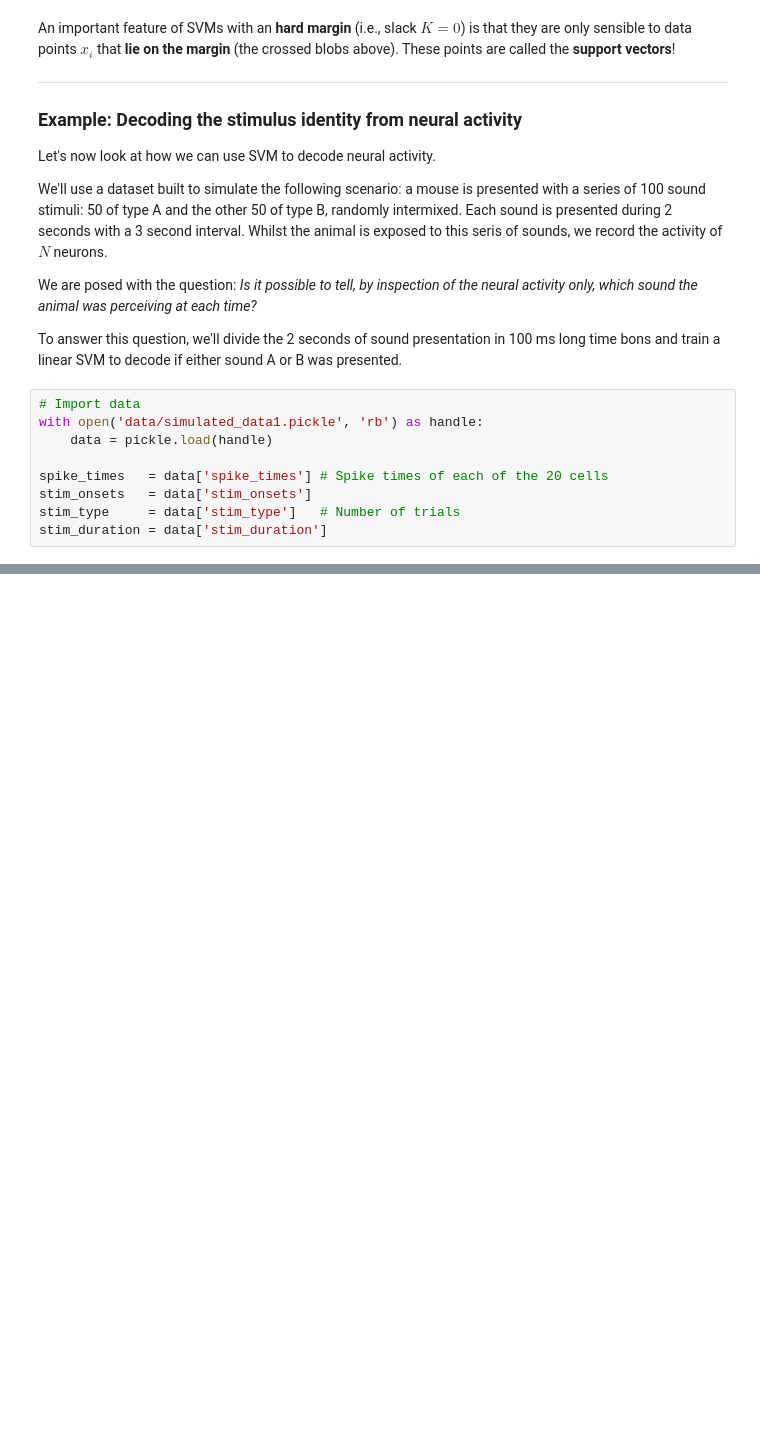
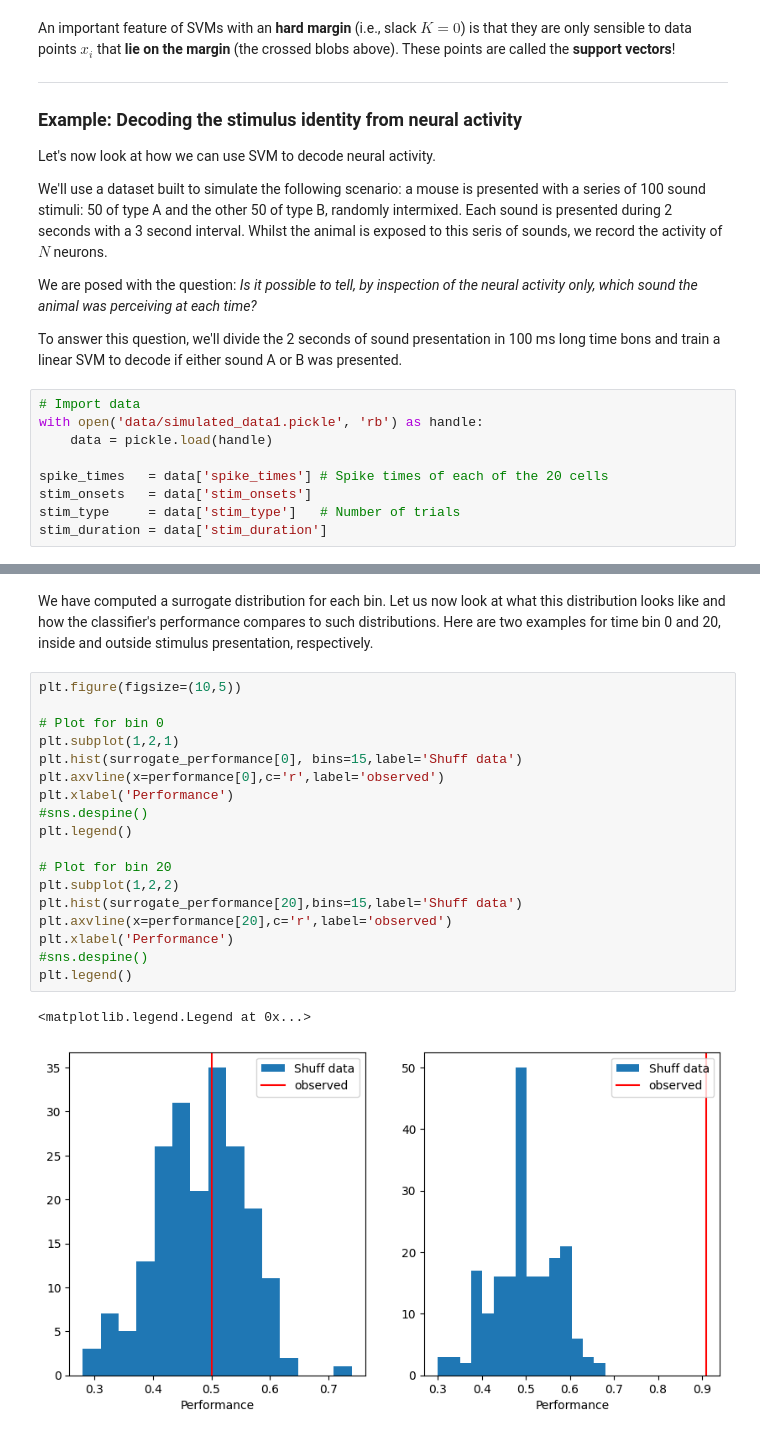
Before and after one commit to DanielaOS/NeuralAnalysis, a Jupyter notebook: Module_3/02-SVM-decoding/SVM_decoding_lecture.ipynb, the cells around one changed output, grey strips where cells are left out. Saved outputs shown, nothing was run; the diff lists cells and outputs as text; blank space fills up the shorter version.

```diff
--- a/Module_3/02-SVM-decoding/SVM_decoding_lecture.ipynb
+++ b/Module_3/02-SVM-decoding/SVM_decoding_lecture.ipynb
@@ -195,0 +337,23 @@ for cell in range(n_cells):
+# %% [markdown]
+We have computed a surrogate distribution for each bin. Let us now look at what this distribution looks like and how the classifier's performance compares to such distributions. Here are two examples for time bin 0 and 20, inside and outside stimulus presentation, respectively.
+# %%
+plt.figure(figsize=(10,5))
+
+# Plot for bin 0
+plt.subplot(1,2,1)
+plt.hist(surrogate_performance[0], bins=15,label='Shuff data')
+plt.axvline(x=performance[0],c='r',label='observed')
+plt.xlabel('Performance')
+#sns.despine()
+plt.legend()
+
+# Plot for bin 20
+plt.subplot(1,2,2)
+plt.hist(surrogate_performance[20],bins=15,label='Shuff data')
+plt.axvline(x=performance[20],c='r',label='observed')
+plt.xlabel('Performance')
+#sns.despine()
+plt.legend()
+# %% [output]
+<matplotlib.legend.Legend at 0x...>
+[figure, added]
```
Also changed, not shown: parts of 11 cells of this notebook.
